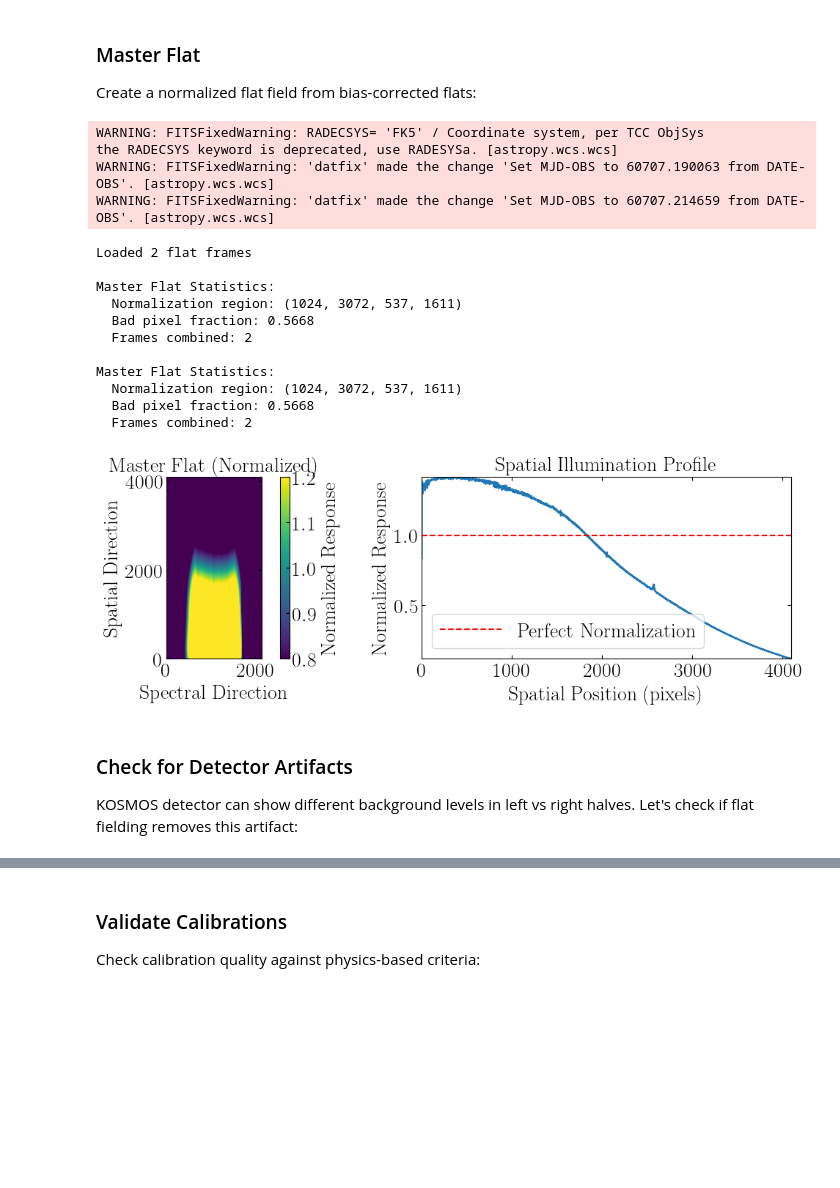
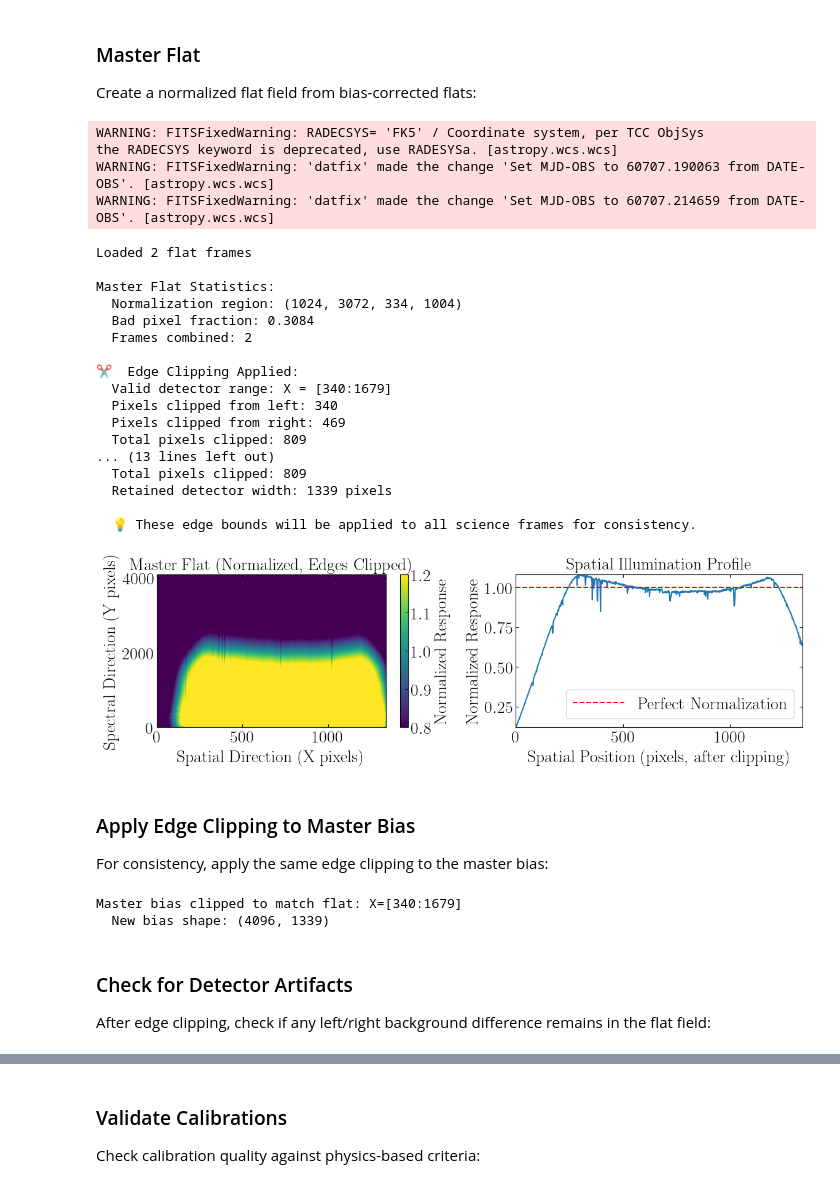
Before and after one commit to gkhullar/pykosmospp, a Jupyter notebook: examples/tutorial.ipynb, the cells around one changed output, grey strips where cells are left out. Cells and saved outputs as stored; diff of their text form; code cells hidden in the pictures; blank space fills up the shorter version.

```diff
--- a/examples/tutorial.ipynb
+++ b/examples/tutorial.ipynb
@@ -318,54 +318,91 @@ flat_frames = [FlatFrame.from_fits(f) for f in flat_files[:3]]
 
 print(f"Loaded {len(flat_frames)} flat frames")
 
-# Create master flat
-master_flat = create_master_flat(flat_frames, master_bias, method='median')
+# Create master flat with automatic edge clipping
+# This detects and removes vignetted regions at detector edges
+master_flat, edge_bounds = create_master_flat(flat_frames, master_bias, method='median', clip_edges=True)
 
 print(f"\nMaster Flat Statistics:")
 print(f"  Normalization region: {master_flat.normalization_region}")
 print(f"  Bad pixel fraction: {master_flat.bad_pixel_fraction:.4f}")
 print(f"  Frames combined: {master_flat.n_combined}")
 
+if edge_bounds:
+    x_min, x_max = edge_bounds
+    print(f"\n✂️  Edge Clipping Applied:")
+    print(f"  Valid detector range: X = [{x_min}:{x_max}]")
+    print(f"  Pixels clipped from left: {x_min}")
+    print(f"  Pixels clipped from right: {2148 - x_max}")  # KOSMOS NAXIS1=2148
+    print(f"  Total pixels clipped: {x_min + (2148 - x_max)}")
+    print(f"  Retained detector width: {x_max - x_min} pixels")
+    print(f"\n  💡 These edge bounds will be applied to all science frames for consistency.")
+
 # Visualize master flat
 fig, (ax1, ax2) = plt.subplots(1, 2, figsize=(12, 4))
 im1 = ax1.imshow(master_flat.data.data, cmap='viridis', origin='lower',
-                vmin=0.8, vmax=1.2)
-ax1.set_title('Master Flat (Normalized)')
-ax1.set_xlabel('Spectral Direction')
-ax1.set_ylabel('Spatial Direction')
+                vmin=0.8, vmax=1.2, aspect='auto')
+ax1.set_title('Master Flat (Normalized, Edges Clipped)')
+ax1.set_xlabel('Spatial Direction (X pixels)')
+ax1.set_ylabel('Spectral Direction (Y pixels)')
 plt.colorbar(im1, ax=ax1, label='Normalized Response')
 
 # Cross-dispersion profile
-spatial_profile = np.median(master_flat.data.data, axis=1)
+spatial_profile = np.median(master_flat.data.data, axis=0)
 ax2.plot(spatial_profile)
 ax2.axhline(1.0, color='r', linestyle='--', label='Perfect Normalization')
-ax2.set_xlabel('Spatial Position (pixels)')
+ax2.set_xlabel('Spatial Position (pixels, after clipping)')
 ax2.set_ylabel('Normalized Response')
 ax2.set_title('Spatial Illumination Profile')
 ax2.legend()
 plt.tight_layout()
 plt.show()
 # %% [output]
 WARNING: FITSFixedWarning: RADECSYS= 'FK5' / Coordinate system, per TCC ObjSys
 the RADECSYS keyword is deprecated, use RADESYSa. [astropy.wcs.wcs]
 WARNING: FITSFixedWarning: 'datfix' made the change 'Set MJD-OBS to 60707.190063 from DATE-OBS'. [astropy.wcs.wcs]
 WARNING: FITSFixedWarning: 'datfix' made the change 'Set MJD-OBS to 60707.214659 from DATE-OBS'. [astropy.wcs.wcs]
 Loaded 2 flat frames
 
 Master Flat Statistics:
-  Normalization region: (1024, 3072, 537, 1611)
-  Bad pixel fraction: 0.5668
+  Normalization region: (1024, 3072, 334, 1004)
+  Bad pixel fraction: 0.3084
   Frames combined: 2
 
-Master Flat Statistics:
-  Normalization region: (1024, 3072, 537, 1611)
-  Bad pixel fraction: 0.5668
-  Frames combined: 2
+✂️  Edge Clipping Applied:
+  Valid detector range: X = [340:1679]
+  Pixels clipped from left: 340
+  Pixels clipped from right: 469
+  Total pixels clipped: 809
+... (13 lines left out)
+  Total pixels clipped: 809
+  Retained detector width: 1339 pixels
+
+  💡 These edge bounds will be applied to all science frames for consistency.
-[figure, old version]
+[figure, new version]
 # %% [markdown]
-### Check for Detector Artifacts
+### Apply Edge Clipping to Master Bias
 
-KOSMOS detector can show different background levels in left vs right halves. Let's check if flat fielding removes this artifact:
+For consistency, apply the same edge clipping to the master bias:
+# %%
+# Apply same edge clipping to master bias for consistency
+if edge_bounds:
+    from pykosmospp.quality.detector_artifacts import clip_detector_edges
+    x_min, x_max = edge_bounds
+
+    # Clip master bias to match flat
+    master_bias.data = clip_detector_edges(master_bias.data, x_min, x_max)
+
+    print(f"Master bias clipped to match flat: X=[{x_min}:{x_max}]")
+    print(f"  New bias shape: {master_bias.data.data.shape}")
+else:
+    print("No edge clipping applied - using full detector")
+# %% [output]
+Master bias clipped to match flat: X=[340:1679]
+  New bias shape: (4096, 1339)
+# %% [markdown]
+### Check for Detector Artifacts
+
+After edge clipping, check if any left/right background difference remains in the flat field:
 # %%
 # Check master flat for left/right pattern
 print("=== Master Flat Left/Right Background Check ===\n")
```
Also changed, not shown: parts of 6 cells of this notebook, 2 other files.
